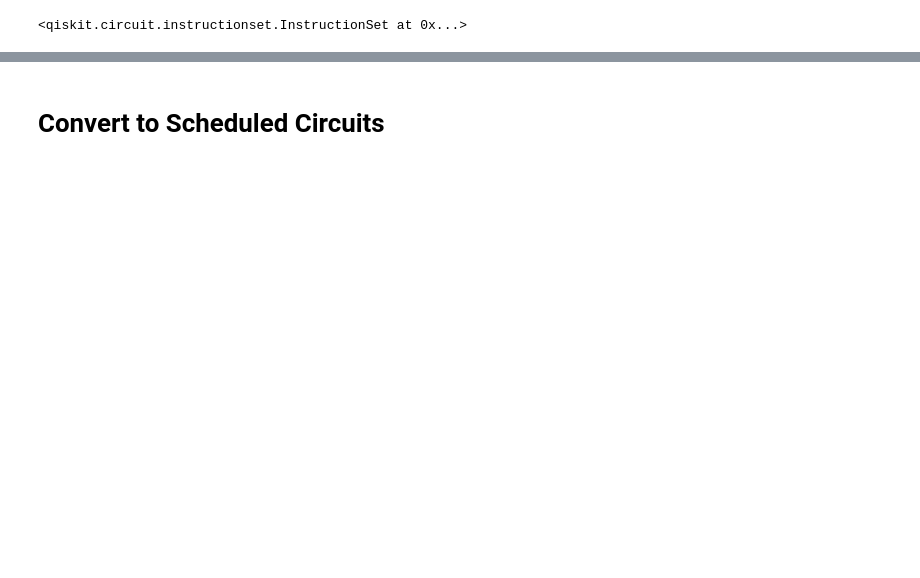
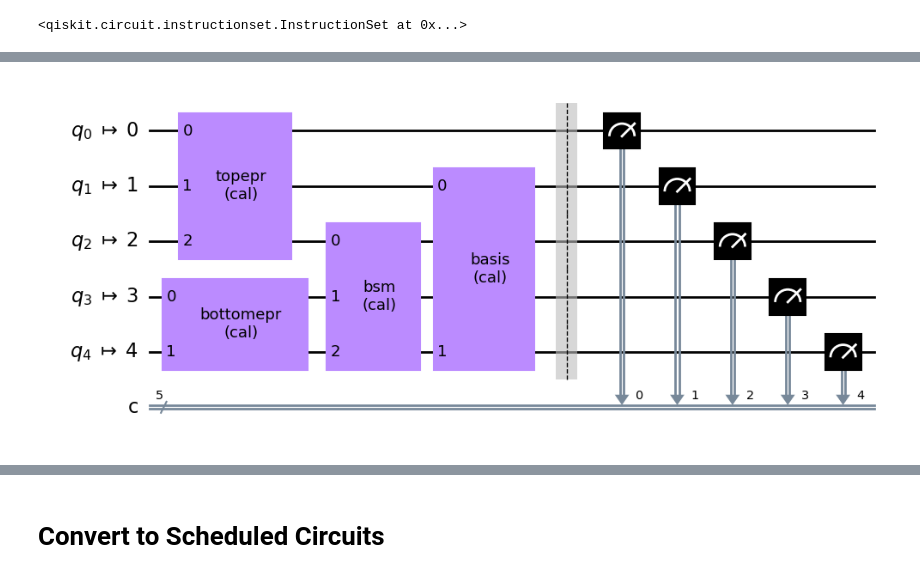
Before and after one commit to xDangerousDinox/QuantumComputing, a Jupyter notebook: Complex Bell Test.ipynb, the cells around one changed output, grey strips where cells are left out. Drawn from its saved outputs; the diff is of its cells as text; code cells hidden in the pictures; blank space fills up the shorter version.

```diff
--- a/Complex Bell Test.ipynb
+++ b/Complex Bell Test.ipynb
@@ -315,21 +315,34 @@ from qiskit.circuit import Gate
 custom_gates = []
 for i in range(len(chsh3test)):
     dd_circuit = QuantumCircuit(qregister, cregister)
-    custom_gate = Gate('my_custom_gate', 5, [])
-    dd_circuit.append(custom_gate, qregister[:])
-    with pulse.build(backend=ibm_real, name='pulse_program') as pulse_program:
+    # Top circuit gate since IBM only allows 3 qubits per custom gate (????)
+    dd_circuittop = QuantumCircuit(qregister[0:3], cregister[0:3])
+    custom_gate1 = Gate('topepr', 3, [])
+    dd_circuit.append(custom_gate1, qregister[:3])
+
+    dd_circuitbottom = QuantumCircuit(qregister[3:5], cregister[3:5])
+    custom_gate2 = Gate('bottomepr', 2, [])
+    dd_circuit.append(custom_gate2, qregister[3:5])
+
+    dd_circuitbsm = QuantumCircuit(qregister[2:5], cregister[2:5])
+    custom_gate3 = Gate('bsm', 3, [])
+    dd_circuit.append(custom_gate3, qregister[2:5])
+
+    dd_circuitbasis = QuantumCircuit([qregister[1], qregister[4]], [cregister[1], cregister[4]])
+    custom_gate4 = Gate('basis', 2, [])
+    dd_circuit.append(custom_gate4, [qregister[1], qregister[4]])
+
+
+    # top epr
+    with pulse.build(backend=ibm_real, name='topepr') as firstepr:
         d0 = pulse.drive_channel(0)
         d1 = pulse.drive_channel(1)
         d2 = pulse.drive_channel(2)
-        d3 = pulse.drive_channel(3)
-        d4 = pulse.drive_channel(4)
         with pulse.align_sequential():
             with pulse.align_left():
                 initial_epr = QuantumCircuit(qregister, cregister)
                 initial_epr.h(1)
                 initial_epr.cx(1, 2)
-                initial_epr.h(3)
-                initial_epr.cx(3, 4)
                 pulse.call(initial_epr)
 
                 # Control Spectator qubit 0 XY4
@@ -338,30 +351,51 @@ for i in range(len(chsh3test)):
                 pulse.call(Y0)
                 pulse.call(X0)
                 pulse.call(Y0)
-                pulse.delay(250, d0)
+                pulse.delay(256, d0)
                 pulse.call(Y0)
                 pulse.call(X0)
                 pulse.call(Y0)
 
-                pulse.delay(550, d0)
+                pulse.delay(544, d0)
                 pulse.call(X0)
                 pulse.call(Y0)
                 pulse.call(X0)
                 pulse.call(Y0)
-                pulse.delay(250, d0)
+                pulse.delay(256, d0)
                 pulse.call(Y0)
                 pulse.call(X0)
                 pulse.call(Y0)
 
-                pulse.delay(140, d1)
+                pulse.delay(144, d1)
                 pulse.call(X1)
                 pulse.call(Y1)
                 pulse.call(X1)
                 pulse.call(Y1)
-                pulse.delay(250, d1)
+                pulse.delay(256, d1)
                 pulse.call(Y1)
                 pulse.call(X1)
                 pulse.call(Y1)
+
+
+    #bottom epr construction
+    with pulse.build(backend=ibm_real, name='bottomepr') as secondepr:
+        d3 = pulse.drive_channel(3)
+        d4 = pulse.drive_channel(4)
+        with pulse.align_sequential():
+            with pulse.align_left():
+                initial_epr = QuantumCircuit(qregister, cregister)
+                initial_epr.h(3)
+                initial_epr.cx(3, 4)
+                pulse.call(initial_epr)
+
+    # bell state measurement
+    with pulse.build(backend=ibm_real, name='bsm') as bellstatemeasure:
+        d2 = pulse.drive_channel(2)
+        d3 = pulse.drive_channel(3)
+        d4 = pulse.drive_channel(4)
+        with pulse.align_sequential():
+            with pulse.align_left():
+                pulse.call(bell_state_measurement)
 
                 # Target Spectator qubit 4 XX delay XX
                 pulse.x(4)
@@ -370,14 +404,22 @@ for i in range(len(chsh3test)):
                 pulse.x(4)
                 pulse.call(X4)
 
-                pulse.call(bell_state_measurement)
+
+    # basis preparation
+    with pulse.build(backend=ibm_real, name='basis') as basisprep:
+        d1 = pulse.drive_channel(1)
+        d4 = pulse.drive_channel(4)
+        with pulse.align_sequential():
             with pulse.align_right():
                 pulse.call(chsh3test[i])
 
 
-    dd_circuit.add_calibration('my_custom_gate', [0, 1, 2, 3, 4], pulse_program, [])
+    dd_circuit.add_calibration('topepr', [0, 1, 2], firstepr)
+    dd_circuit.add_calibration('bottomepr', [3, 4], secondepr)
+    dd_circuit.add_calibration('bsm', [2, 3, 4], bellstatemeasure)
+    dd_circuit.add_calibration('basis', [1, 4], basisprep)
     dd_circuit.compose(measurement, inplace=True)
     transpiled_circuit_exp.append(transpile(dd_circuit, ibm_real))
 
-transpiled_circuit_exp[-1].draw()
+transpiled_circuit_exp[-1].draw('mpl')
 # %% [output]
@@ -396,0 +426 @@ q_4 -> 4 ┤4                ├─░──╫──╫──╫──╫─┤
+[figure, added]
```
Also changed, not shown: parts of 16 cells of this notebook, 3 other files.
